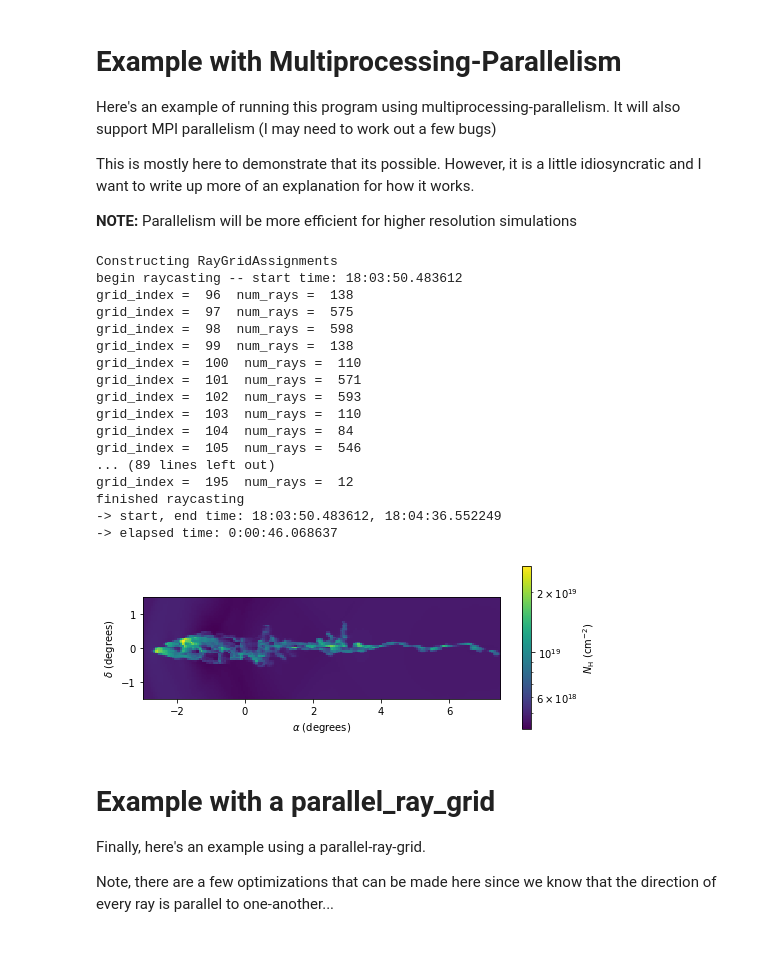
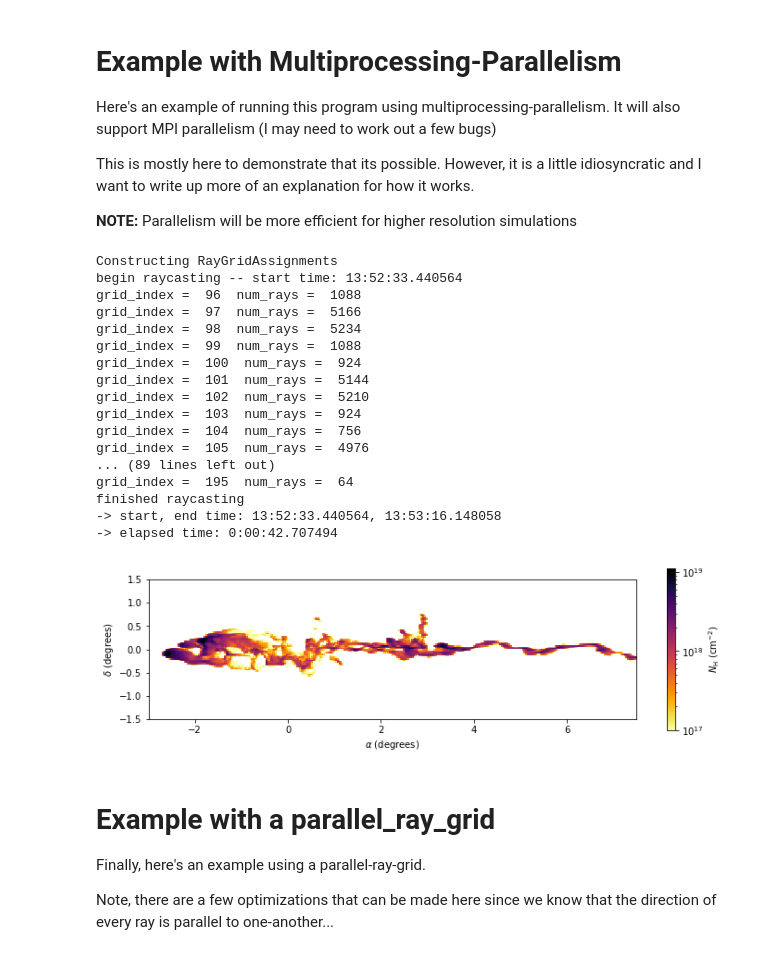
Before and after one commit to mabruzzo/gasimage, a Jupyter notebook: misc/BasicTutorial.ipynb, the cells around one changed output. Cells and saved outputs as stored; diff of their text form; code cells hidden in the pictures.

Commit message:
Adding updated tutorials.

```diff
--- a/misc/BasicTutorial.ipynb
+++ b/misc/BasicTutorial.ipynb
@@ -359,22 +404,24 @@ def crude_moment0_map(ppv_Tb, v_channels):
     colden = (ppv_Tb*delv).sum(0)
     return (colden.to('K*km/s').v *k2cm2) / unyt.cm**2
 
-def plot_crud_moment0(ppv_Tb, v_channels):
+def plot_crud_moment0(ppv_Tb, v_channels, vmin = None, vmax = None):
 
     moment0 = crude_moment0_map(ppv_Tb, v_channels)
-    fig,ax = plt.subplots(1,1, figsize = (8,3))
+    fig,ax = plt.subplots(1,1, figsize = (10,3))
     im = ax.imshow(
-        moment0.v, norm = LogNorm(),
+        moment0.v, norm = LogNorm(vmin = vmin, vmax = vmax),
         extent = [my_sky_longitude_arr_deg.min(),
                   my_sky_longitude_arr_deg.max(),
                   my_sky_delta_latitude_arr_deg.min(),
                   my_sky_delta_latitude_arr_deg.max()],
-        interpolation = 'none'
+        interpolation = 'none',
+        cmap = 'inferno_r'
     )
 
     plt.colorbar(im, ax = ax,
                  label = r'$N_{\rm H}$ (${\rm cm^{-2}}$)')
     ax.set_xlabel(r'$\alpha$ (degrees)')
     ax.set_ylabel(r'$\delta$ (degrees)')
-plot_crud_moment0(ppv_Tb, v_channels)
+    fig.tight_layout()
+plot_crud_moment0(ppv_Tb, v_channels, vmin = 1e17)
 # %% [output]
@@ -415,7 +458,7 @@ This is mostly here to demonstrate that its possible. However, it is a little id
 # %%
 from schwimmbad import MultiPool
 
-_DEG_SPACING = 0.0166667 * 3 # 3 times more coarse than my target...
+_DEG_SPACING = 0.0166667
 my_sky_delta_latitude_arr_deg = np.arange(-1.5, 1.51, _DEG_SPACING)
 my_sky_longitude_arr_deg = np.arange(-3, 7.51, _DEG_SPACING)
 
@@ -440,28 +483,36 @@ with MultiPool(processes = 4) as pool:
 
 # convert the ppv cube so its now in units of brightness temperature
 ppv_Tb_perspectiveALT = convert_intensity_to_Tb(ppv_perspectiveALT, v_channels)
+
+write_to_fits(fname = './tutorial_result_finer_pixes.fits', ppv_Tb = ppv_Tb_perspectiveALT,
+              sky_longitude_arr_deg = my_sky_longitude_arr_deg,
+              sky_delta_latitude_arr_deg = my_sky_delta_latitude_arr_deg,
+              sky_latitude_ref_deg = 0.0,
+              v_channels = v_channels,
+              rest_freq = default_spin_flip_props().freq_quantity,
+              writeto_kwargs = {'overwrite' : True}) # overwrite the file if it already exists
 # %% [output]
 Constructing RayGridAssignments
-begin raycasting -- start time: 18:03:50.483612
-grid_index =  96  num_rays =  138
-grid_index =  97  num_rays =  575
-grid_index =  98  num_rays =  598
-grid_index =  99  num_rays =  138
-grid_index =  100  num_rays =  110
-grid_index =  101  num_rays =  571
-grid_index =  102  num_rays =  593
-grid_index =  103  num_rays =  110
-grid_index =  104  num_rays =  84
-grid_index =  105  num_rays =  546
+begin raycasting -- start time: 13:52:33.440564
+grid_index =  96  num_rays =  1088
+grid_index =  97  num_rays =  5166
+grid_index =  98  num_rays =  5234
+grid_index =  99  num_rays =  1088
+grid_index =  100  num_rays =  924
+grid_index =  101  num_rays =  5144
+grid_index =  102  num_rays =  5210
+grid_index =  103  num_rays =  924
+grid_index =  104  num_rays =  756
+grid_index =  105  num_rays =  4976
 ... (89 lines left out)
-grid_index =  195  num_rays =  12
+grid_index =  195  num_rays =  64
 finished raycasting
--> start, end time: 18:03:50.483612, 18:04:36.552249
--> elapsed time: 0:00:46.068637
+-> start, end time: 13:52:33.440564, 13:53:16.148058
+-> elapsed time: 0:00:42.707494
 # %%
-plot_crud_moment0(ppv_Tb_perspectiveALT, v_channels)
+plot_crud_moment0(ppv_Tb_perspectiveALT, v_channels, vmin = 1e17)
 # %% [output]
-[figure, old version]
+[figure, new version]
 # %% [markdown]
 # Example with a parallel_ray_grid
 
```
Also changed, not shown: parts of 12 cells of this notebook, 2 other files.
